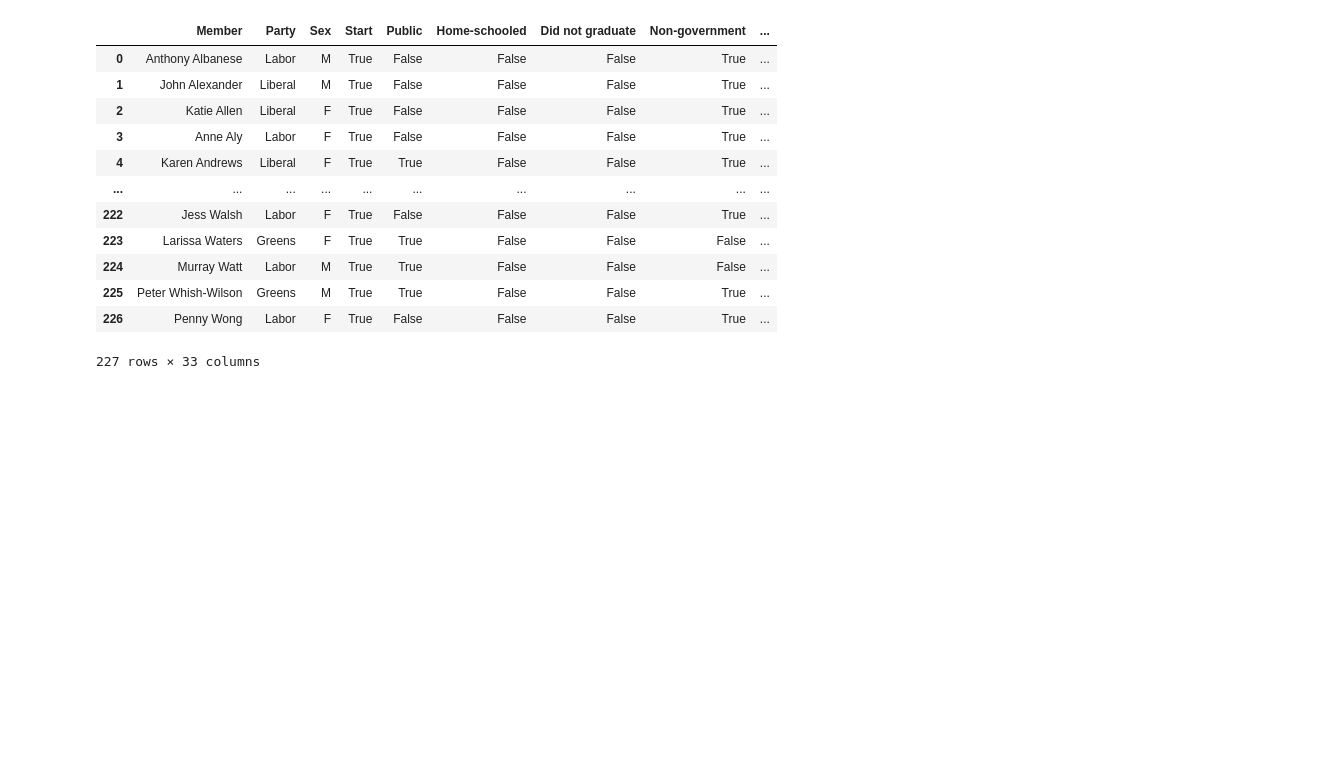
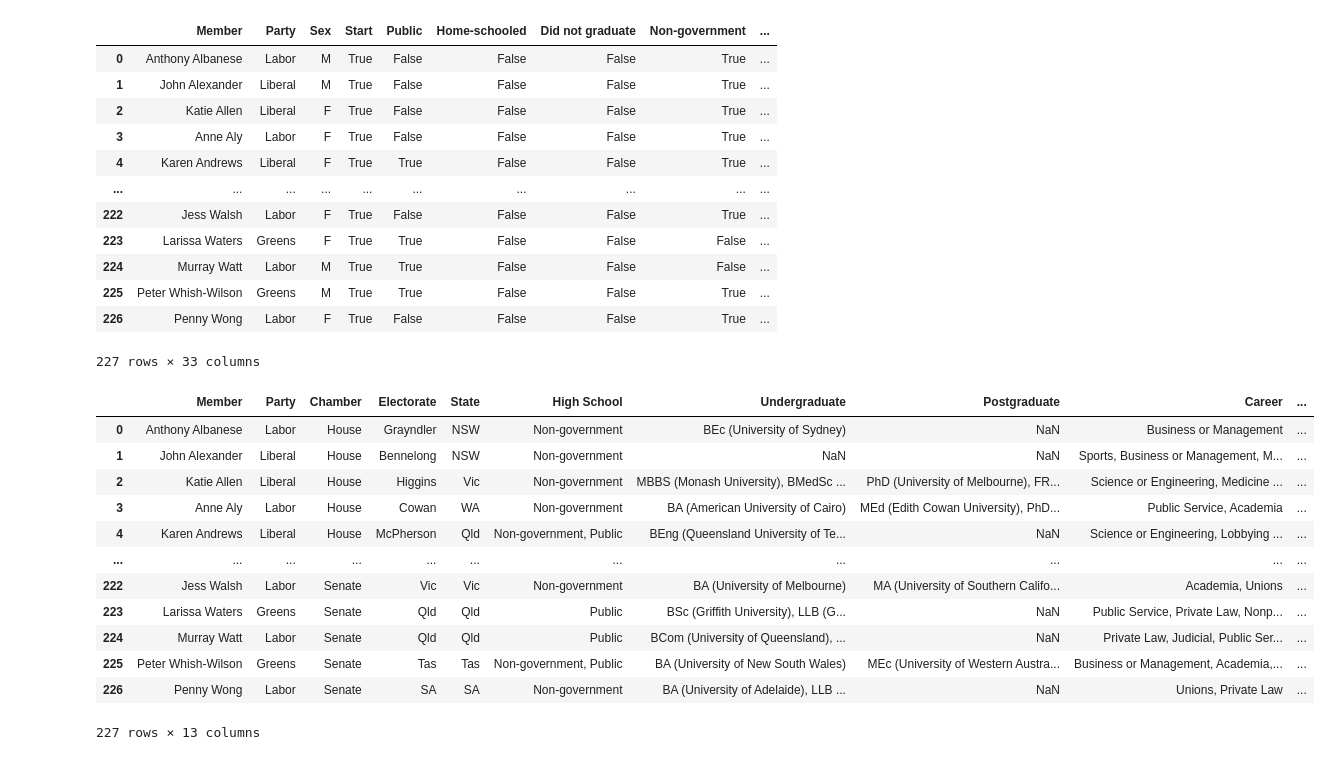
Before and after one commit to Mappboy/apemap, a Jupyter notebook: notebooks/query_reps.ipynb, the cells around one changed output. Cells and saved outputs as stored; diff of their text form; code cells hidden in the pictures; blank space fills up the shorter version.

```diff
--- a/notebooks/query_reps.ipynb
+++ b/notebooks/query_reps.ipynb
@@ -206,3 +204,19 @@ inc_mat_csv
 | 225 | Peter Whish-Wilson | Greens | M | True | True | False | False | True | ... |
 | 226 | Penny Wong | Labor | F | True | False | False | False | True | ... |
 227 rows × 33 columns
+# %%
+careers_csv
+# %% [output]
+|  | Member | Party | Chamber | Electorate | State | High School | Undergraduate | Postgraduate | Career | ... |
+| 0 | Anthony Albanese | Labor | House | Grayndler | NSW | Non-government | BEc (University of Sydney) | NaN | Business or Management | ... |
+| 1 | John Alexander | Liberal | House | Bennelong | NSW | Non-government | NaN | NaN | Sports, Business or Management, M... | ... |
+| 2 | Katie Allen | Liberal | House | Higgins | Vic | Non-government | MBBS (Monash University), BMedSc ... | PhD (University of Melbourne), FR... | Science or Engineering, Medicine ... | ... |
+| 3 | Anne Aly | Labor | House | Cowan | WA | Non-government | BA (American University of Cairo) | MEd (Edith Cowan University), PhD... | Public Service, Academia | ... |
+| 4 | Karen Andrews | Liberal | House | McPherson | Qld | Non-government, Public | BEng (Queensland University of Te... | NaN | Science or Engineering, Lobbying ... | ... |
+| ... | ... | ... | ... | ... | ... | ... | ... | ... | ... | ... |
+| 222 | Jess Walsh | Labor | Senate | Vic | Vic | Non-government | BA (University of Melbourne) | MA (University of Southern Califo... | Academia, Unions | ... |
+| 223 | Larissa Waters | Greens | Senate | Qld | Qld | Public | BSc (Griffith University), LLB (G... | NaN | Public Service, Private Law, Nonp... | ... |
+| 224 | Murray Watt | Labor | Senate | Qld | Qld | Public | BCom (University of Queensland), ... | NaN | Private Law, Judicial, Public Ser... | ... |
+| 225 | Peter Whish-Wilson | Greens | Senate | Tas | Tas | Non-government, Public | BA (University of New South Wales) | MEc (University of Western Austra... | Business or Management, Academia,... | ... |
+| 226 | Penny Wong | Labor | Senate | SA | SA | Non-government | BA (University of Adelaide), LLB ... | NaN | Unions, Private Law | ... |
+227 rows × 13 columns
```
Also changed, not shown: parts of 20 cells of this notebook, 6 other files.
